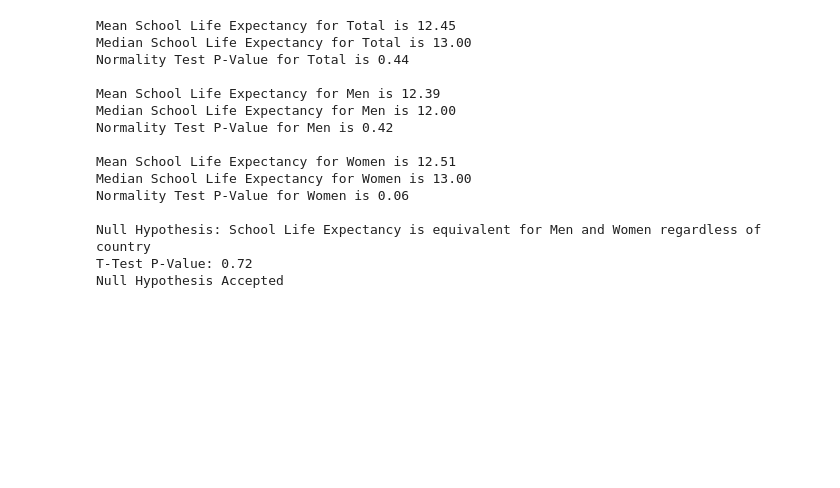
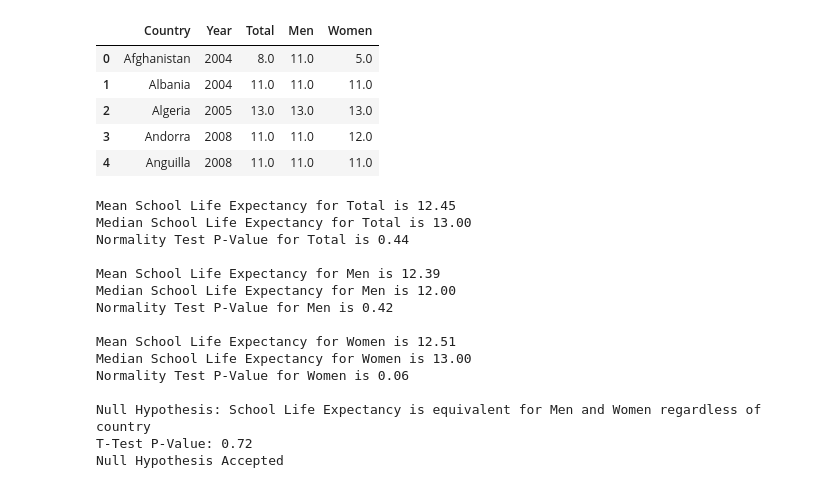
Before and after one commit to silkaitis/WealthEducation, a Jupyter notebook: EducationWealth.ipynb, the cells around one changed output. Cells and saved outputs as stored; diff of their text form; code cells hidden in the pictures; blank space fills up the shorter version.

```diff
--- a/EducationWealth.ipynb
+++ b/EducationWealth.ipynb
@@ -25,18 +26,27 @@ for i in soup('table')[6]('tr'):
         url_data.append(i)
 # %%
 #Manipulate HTML data into DataFrame
-col_list=['Country','Year','Total','Men','Women']
-UN_data = pd.DataFrame(columns=['Country','Year','Total','Men','Women'])
+col_list = ['Country','Year','Total','Men','Women']
+UN_data = pd.DataFrame(columns=col_list)
 
-i=0
-for entry in urlData:
-    UN_data.loc[i]=[int(entry('td')[v].get_text())
-                    if v > 1 else entry('td')[v].get_text()
-                    for v in [0,1,4,7,10]]
-    i+=1
+#Ugly way
+for i,entry in enumerate(url_data):
+    UN_data.loc[i] = [int(entry('td')[v].get_text())
+                      if v > 1 else entry('td')[v].get_text()
+                      for v in [0,1,4,7,10]]
+
+#Pretty way
+#I'll do this later..I promise
+
 
 #Set country as index and drop old column
-UN_data=UN_data.set_index(UN_data['Country'])
-UN_data=UN_data.drop(['Country'],1)
+UN_data = UN_data.set_index('Country')
+# %% [output]
+|  | Country | Year | Total | Men | Women |
+| 0 | Afghanistan | 2004 | 8.0 | 11.0 | 5.0 |
+| 1 | Albania | 2004 | 11.0 | 11.0 | 11.0 |
+| 2 | Algeria | 2005 | 13.0 | 13.0 | 13.0 |
+| 3 | Andorra | 2008 | 11.0 | 11.0 | 12.0 |
+| 4 | Anguilla | 2008 | 11.0 | 11.0 | 11.0 |
 # %%
 #Evaluate the data captured from the UN on school life
```
Also changed, not shown: parts of 4 cells of this notebook.
